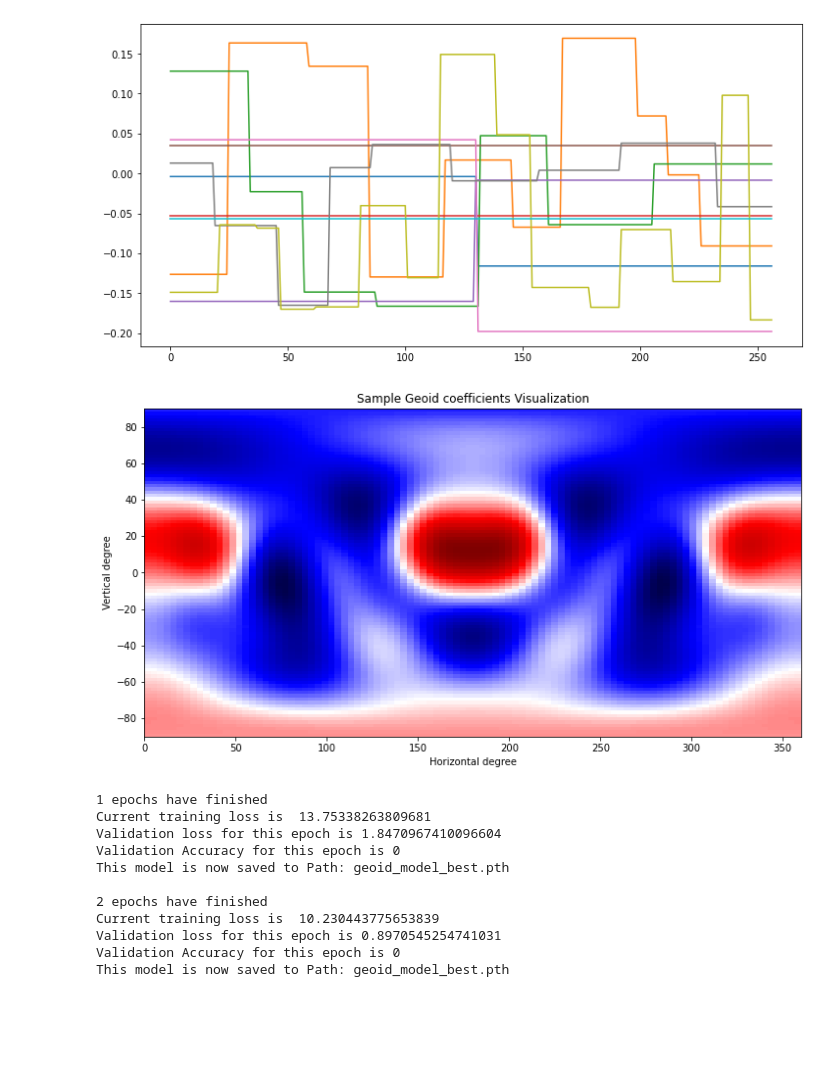
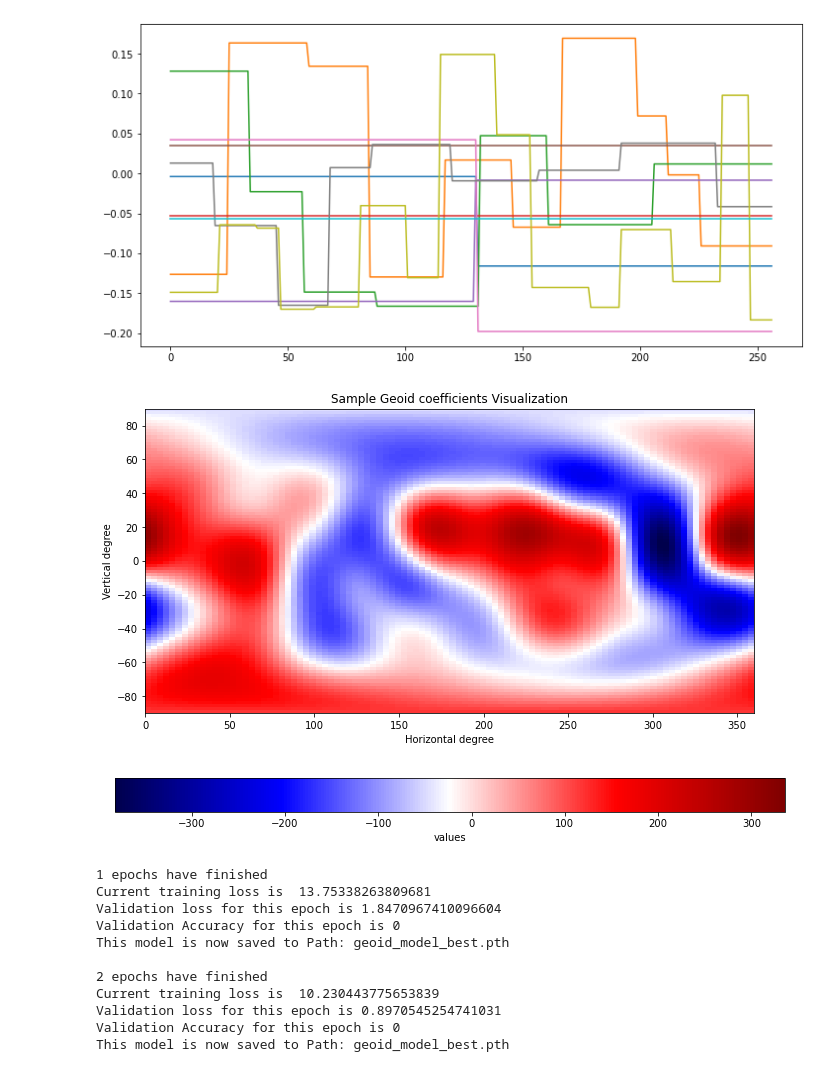
Before and after one commit to GiteonCaulfied/COMP4560_stokes_ml_project, a Jupyter notebook: Template Notebooks/1D_Geoid.ipynb, the cells around one changed output. Saved outputs shown, nothing was run; the diff lists cells and outputs as text; code cells hidden in the pictures; blank space fills up the shorter version.

```diff
--- a/Template Notebooks/1D_Geoid.ipynb
+++ b/Template Notebooks/1D_Geoid.ipynb
@@ -203,37 +203,94 @@ plt.show()
 # %% [output]
 [figure]
 # %%
+'''
 # Visualize Geoid Coefficients
 # Geoid Coefficient visualize helper
 def mk_image(coeff, phi, theta, latsamples = 100, lonsamples = 100):
 
     accum = 0.0*sph_harm(0, 0, theta, phi)
     offset = 0
     for l in range(2, 8):
         for m in range(-l, l + 1):
             accum += coeff[offset] * sph_harm(m, l, theta, phi)
             offset += 1
 
     return np.real(accum)
 
 phi = np.linspace(0.0, np.pi, 100)
 theta = np.linspace(0.0, 2.0*np.pi, 100)
 theta, phi = np.meshgrid(theta, phi)
 
 x = np.sin(phi) * np.cos(theta)
 y = np.sin(phi) * np.sin(theta)
 z = np.cos(phi)
 
 sample_geoid_image = mk_image(voutput[123, :], phi, theta)
 
 plt.figure(figsize=(12, 8))
 plt.title("Sample Geoid coefficients Visualization")
 plt.xlabel("Horizontal degree")
 plt.ylabel("Vertical degree")
 plt.imshow(sample_geoid_image, origin = 'lower', extent = [0, 360, -90, 90], cmap = 'seismic')
 plt.show()
+'''
+
+
+# Function to fix errors when using pyshtools
+def patch_asscalar(a):
+    return a.item()
+
+setattr(np, "asscalar", patch_asscalar)
+
+def patch_alen(a):
+    return a.len()
+
+setattr(np, "alen", patch_asscalar)
+
+
+import pyshtools
+
+def mk_image_pyshtools(coeff, phi, theta, latsamples = 100, lonsamples = 100):
+
+    sph = pyshtools.SHCoeffs.from_zeros(lmax = 7, normalization = 'ortho')
+
+    offset = 0
+    for l in range(2, 8):
+        for m in range(-l, l + 1):
+            sph.set_coeffs(coeff[offset], l, m)
+            offset += 1
+
+    image = sph.expand(lon = theta.flatten() * 180.0/np.pi,
+                       lat = 90.0 - phi.flatten() * 180.0/np.pi)
+
+    return image.reshape(theta.shape)
+
+# Pick a set of coefficients
+phi = np.linspace(0.0, np.pi, 100)
+theta = np.linspace(0.0, 2.0*np.pi, 100)
+theta, phi = np.meshgrid(theta, phi)
+
+# The Cartesian coordinates of the unit sphere
+x = np.sin(phi) * np.cos(theta)
+y = np.sin(phi) * np.sin(theta)
+z = np.cos(phi)
+
+sample_geoid_image = mk_image_pyshtools(voutput[123, :], phi, theta)
+
+plt.figure(figsize=(12, 8))
+
+fig = plt.figure(1)
+ax = fig.add_subplot(111)
+sc = ax.imshow(sample_geoid_image, origin = 'lower', extent = [0, 360, -90, 90], cmap = 'seismic')
+fig.colorbar(sc, ax=ax, orientation="horizontal", label="values")
+
+plt.title("Sample Geoid coefficients Visualization")
+plt.xlabel("Horizontal degree")
+plt.ylabel("Vertical degree")
+
+plt.show()
 # %% [output]
-[figure, old version]
+[figure, new version]
 # %%
 class Net(nn.Module):
     def __init__(self):
```
Also changed, not shown: 32 other files.
